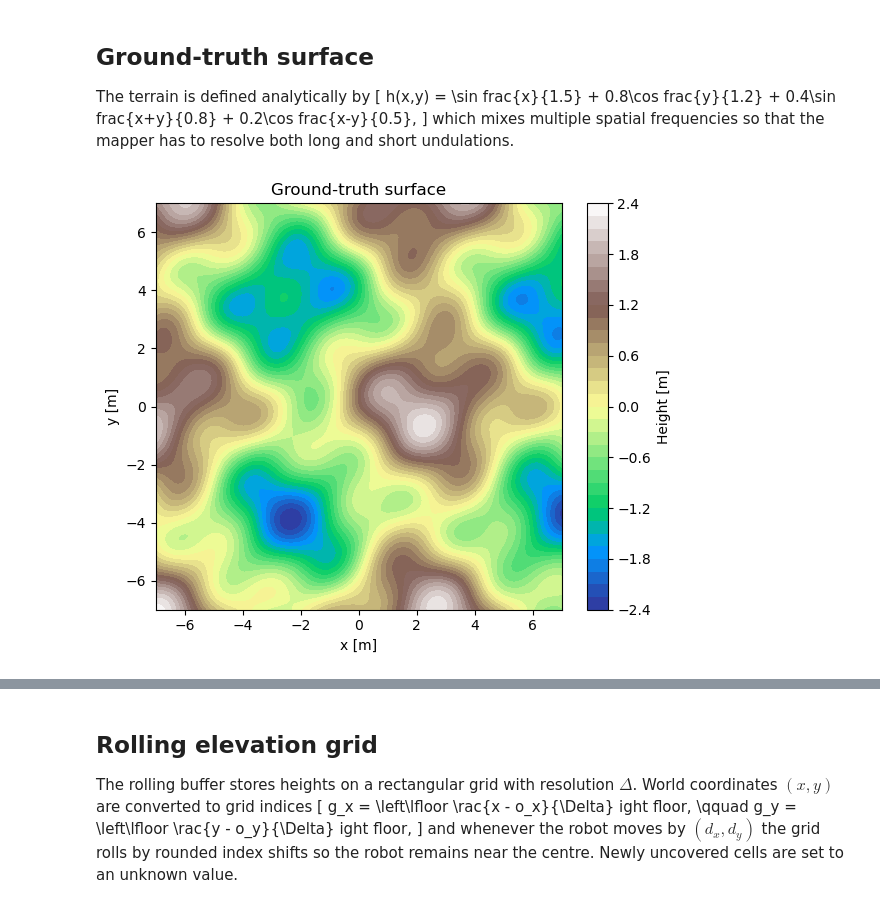
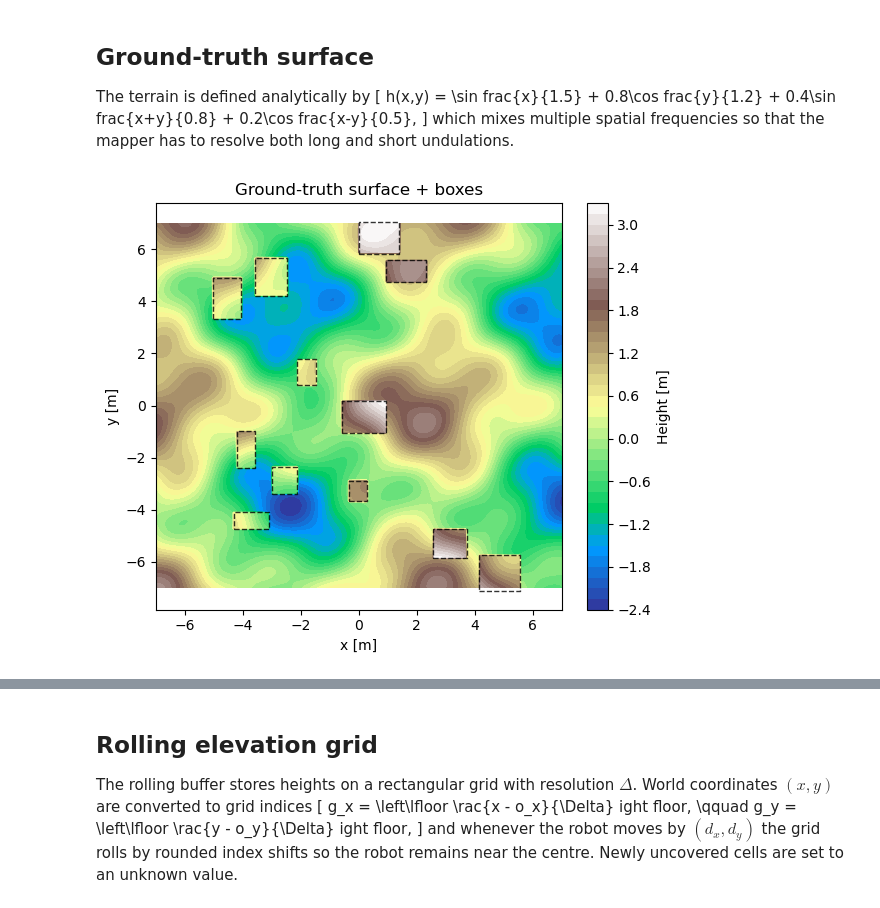
Before and after one commit to Wipfi/ais_robot_localization, a Jupyter notebook: py_tools/ElevationTools/GactorGraphElevationMapping.ipynb, the cells around one changed output, grey strips where cells are left out. Saved outputs shown, nothing was run; the diff lists cells and outputs as text; code cells hidden in the pictures.

```diff
--- a/py_tools/ElevationTools/GactorGraphElevationMapping.ipynb
+++ b/py_tools/ElevationTools/GactorGraphElevationMapping.ipynb
@@ -32,6 +19,14 @@ The terrain is defined analytically by
 \]
 which mixes multiple spatial frequencies so that the mapper has to resolve both long and short undulations.
 # %%
+random_boxes = generate_random_boxes(
+    num_boxes=12,
+    x_range=(-6.5, 6.5),
+    y_range=(-6.5, 6.5),
+    size_range=(0.6, 1.6),
+    height_range=(1.0, 2.0),
+    seed=7,
+)
 
 terrain_config = TerrainConfig(
     enable_trees=False,
@@ -39,40 +34,103 @@ terrain_config = TerrainConfig(
         TreePatch(center=(-3.5, -1.0), sigma=0.4, height=1.6),
         TreePatch(center=(0.5, 1.5), sigma=0.45, height=2.0),
         TreePatch(center=(3.0, -2.5), sigma=0.5, height=1.9),
-    ]
+    ],
+    boxes=random_boxes,
+)
+
+terrain_without_boxes = TerrainConfig(
+    enable_trees=terrain_config.enable_trees,
+    patches=terrain_config.patches,
+    boxes=[],
 )
 
 
 def ground_truth_height(x: np.ndarray, y: np.ndarray) -> np.ndarray:
     x_arr = np.asarray(x)
     y_arr = np.asarray(y)
     return evaluate_ground_truth(x_arr, y_arr, terrain_config)
 
 
-# Visualisiere den Ground-Truth inkl. Bäume (2D + 3D)
+# Visualisiere den Ground-Truth inkl. Bäume/Boxen (2D + 3D)
 x_range = np.linspace(-7, 7, 240)
 y_range = np.linspace(-7, 7, 240)
 X, Y = np.meshgrid(x_range, y_range)
 Z = ground_truth_height(X, Y)
 plt.figure(figsize=(6, 5))
 cs = plt.contourf(X, Y, Z, levels=40, cmap='terrain')
+if terrain_config.boxes:
+    for box in terrain_config.boxes:
+        half_x = box.size[0] / 2.0
+        half_y = box.size[1] / 2.0
+        cx, cy = box.center
+        rect_x = [cx - half_x, cx + half_x, cx + half_x, cx - half_x, cx - half_x]
+        rect_y = [cy - half_y, cy - half_y, cy + half_y, cy + half_y, cy - half_y]
+        plt.plot(rect_x, rect_y, color='k', linewidth=1.0, linestyle='--', alpha=0.8)
 plt.colorbar(cs, label='Height [m]')
-plt.title('Ground-truth surface (with trees)' if terrain_config.enable_trees else 'Ground-truth surface')
+title = 'Ground-truth surface'
+if terrain_config.enable_trees:
+    title += ' (with trees)'
+if terrain_config.boxes:
+    title += ' + boxes'
+plt.title(title)
 plt.xlabel('x [m]')
 plt.ylabel('y [m]')
 plt.tight_layout()
 plt.show()
 
 from mpl_toolkits.mplot3d import Axes3D  # noqa: F401
 fig = plt.figure(figsize=(7, 5))
 ax = fig.add_subplot(111, projection='3d')
 surf = ax.plot_surface(X, Y, Z, cmap='viridis', linewidth=0, antialiased=False, alpha=0.9)
+if terrain_config.boxes:
+    for box in terrain_config.boxes:
+        half_x = box.size[0] / 2.0
+        half_y = box.size[1] / 2.0
+        cx, cy = box.center
+        corners = [
+            (cx - half_x, cy - half_y),
+            (cx + half_x, cy - half_y),
+            (cx + half_x, cy + half_y),
+            (cx - half_x, cy + half_y),
+        ]
+        base_z = [
+            evaluate_ground_truth(
+                np.array([px]),
+                np.array([py]),
+                terrain_without_boxes,
+            )[0]
+            for px, py in corners
+        ]
+        top_z = [bz + box.height for bz in base_z]
+        top = [(px, py, tz) for (px, py), tz in zip(corners, top_z)]
+        bottom = [(px, py, bz) for (px, py), bz in zip(corners, base_z)]
+        faces = [
+            top,
+            bottom,
+        ]
+        for idx in range(4):
+            faces.append(
+                [
+                    top[idx],
+                    top[(idx + 1) % 4],
+                    bottom[(idx + 1) % 4],
+                    bottom[idx],
+                ]
+            )
+        poly = Poly3DCollection(
+            faces,
+            facecolor='tab:orange',
+            edgecolor='k',
+            linewidths=0.5,
+            alpha=0.5,
+        )
+        ax.add_collection3d(poly)
 ax.set_xlabel('x [m]')
 ax.set_ylabel('y [m]')
 ax.set_zlabel('height [m]')
 ax.set_title('Ground-truth surface 3D')
 fig.colorbar(surf, ax=ax, shrink=0.6, aspect=10, label='Height [m]')
 plt.tight_layout()
 plt.show()
 # %% [output]
-[figure, old version]
+[figure, new version]
```
Also changed, not shown: parts of 4 cells of this notebook, 2 other files.
